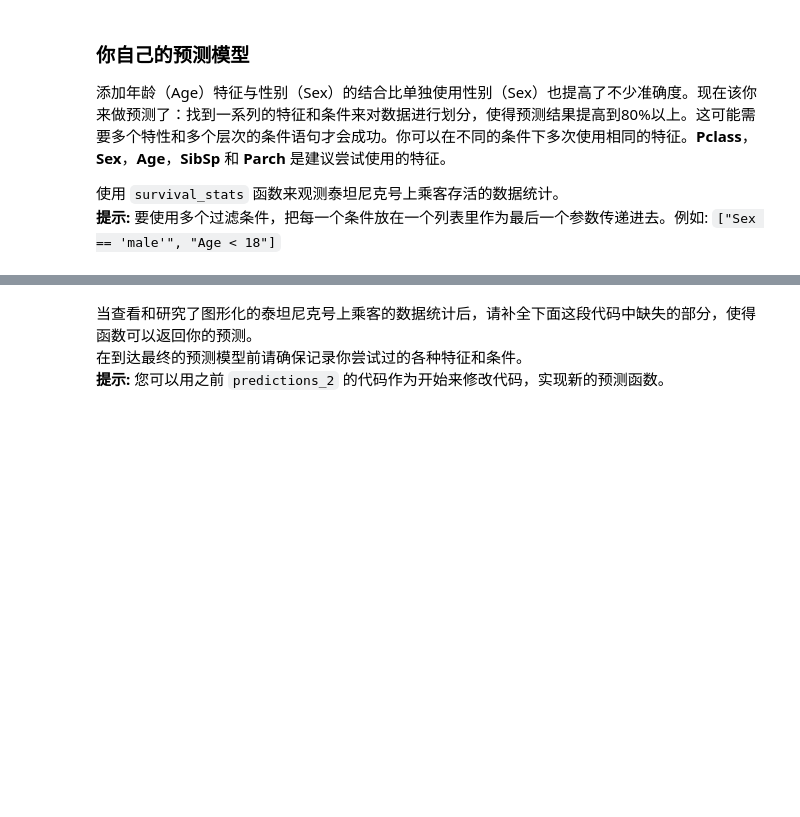
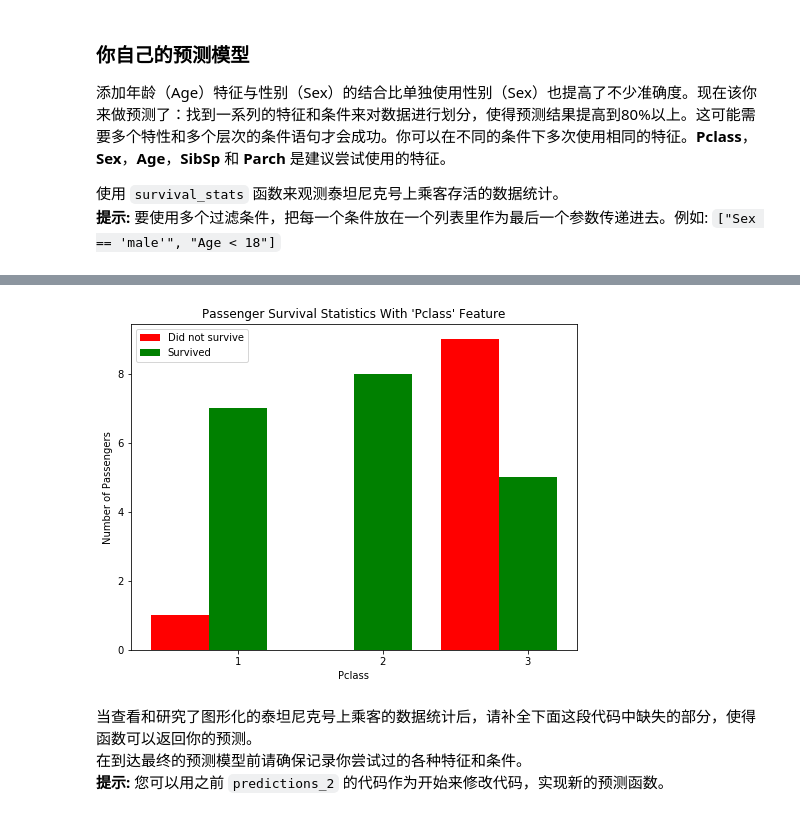
Before and after one commit to nikinikiniki/titanic_survival_exploration, a Jupyter notebook: titanic_survival_exploration.ipynb, the cells around one changed output, grey strips where cells are left out. Saved outputs shown, nothing was run; the diff lists cells and outputs as text; code cells hidden in the pictures; blank space fills up the shorter version.

```diff
--- a/titanic_survival_exploration.ipynb
+++ b/titanic_survival_exploration.ipynb
@@ -200,3 +243,7 @@ survival_stats(data, outcomes, 'Age', ["Sex == 'male'", "Age < 18"])
+# %%
+survival_stats(data, outcomes, 'Pclass',["Sex == 'female'","Age > 20" , "Parch > 1"])
+# %% [output]
+[figure, added]
 # %% [markdown]
 当查看和研究了图形化的泰坦尼克号上乘客的数据统计后，请补全下面这段代码中缺失的部分，使得函数可以返回你的预测。
 在到达最终的预测模型前请确保记录你尝试过的各种特征和条件。
```
Also changed, not shown: parts of 17 cells of this notebook, 1 other file.
